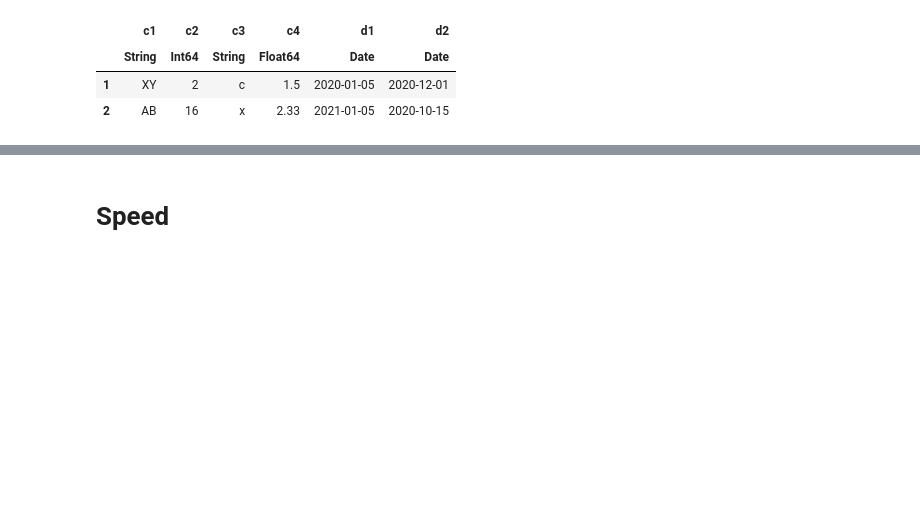
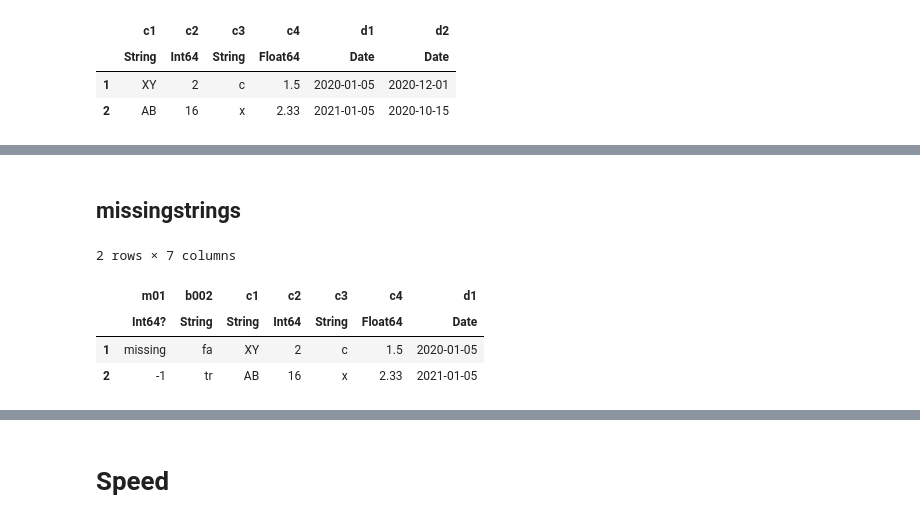
Before and after one commit to vaclavdekanovsky/data-analysis-in-examples, a Jupyter notebook: Julia/CSV/Read_CSV.ipynb, the cells around one changed output, grey strips where cells are left out. Cells and saved outputs as stored; diff of their text form; code cells hidden in the pictures; blank space fills up the shorter version.

```diff
--- a/Julia/CSV/Read_CSV.ipynb
+++ b/Julia/CSV/Read_CSV.ipynb
@@ -376,0 +564,17 @@ df
+# %% [markdown]
+## missingstrings
+# %%
+data = """
+m01|b002|c1|c2|c3|c4|d1
+999|"fa"|"XY"|2|c|1.5|2020-01-05
+-1|"tr"|"AB"|16|x|2.33|2021-01-05
+"""
+
+CSV.read(IOBuffer(data), DataFrame;
+    missingstrings=["999"])
+# %% [output]
+2 rows × 7 columns
+|  | m01 | b002 | c1 | c2 | c3 | c4 | d1 |
+|  | Int64? | String | String | Int64 | String | Float64 | Date |
+| 1 | missing | fa | XY | 2 | c | 1.5 | 2020-01-05 |
+| 2 | -1 | tr | AB | 16 | x | 2.33 | 2021-01-05 |
```
Also changed, not shown: parts of 75 cells of this notebook.
